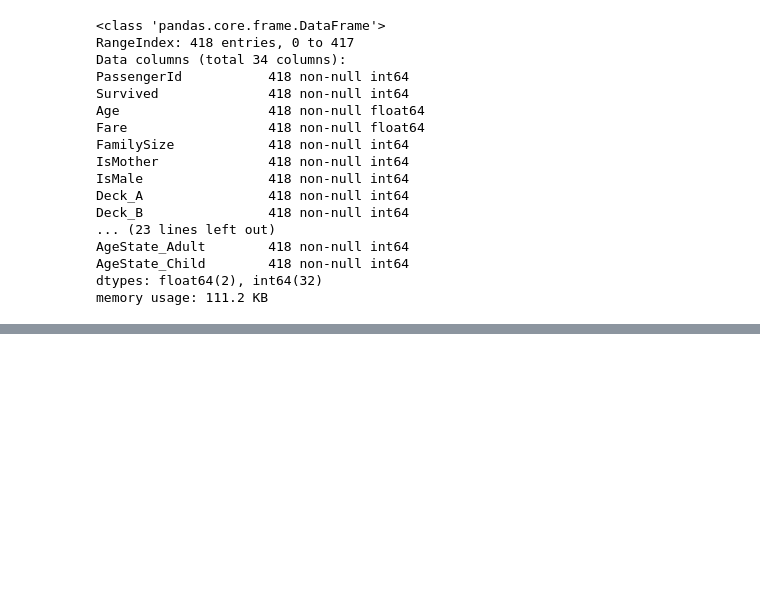
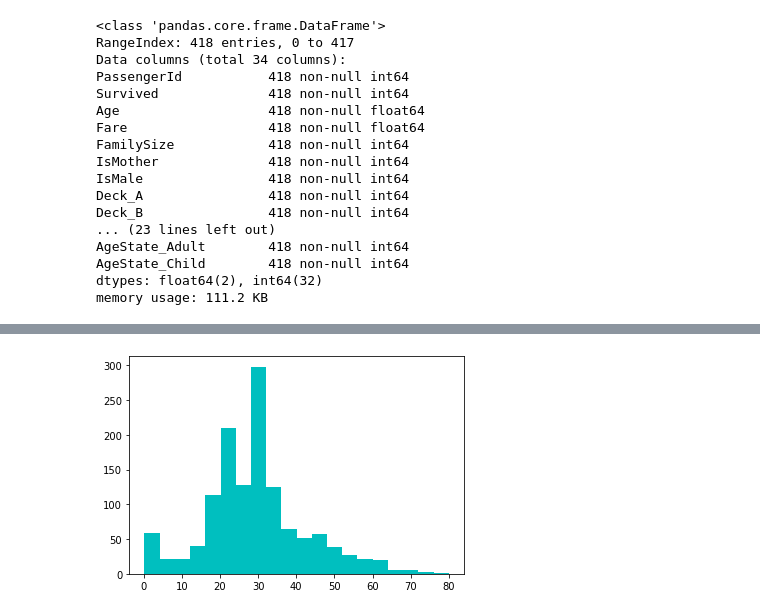
Before and after one commit to neerajmachinelearning/DataScienceEnd2End, a Jupyter notebook: notebooks/Data Exploring-Processing.ipynb, the cells around one changed output, grey strips where cells are left out. Cells and saved outputs as stored; diff of their text form; code cells hidden in the pictures; blank space fills up the shorter version.

```diff
--- a/notebooks/Data Exploring-Processing.ipynb
+++ b/notebooks/Data Exploring-Processing.ipynb
@@ -1658,0 +1672,7 @@ memory usage: 111.2 KB
+# %%
+# we can get rid of additional information by plt.show()
+# also we can create set bins and color
+plt.hist(df.Age, bins=20, color='c')
+plt.show()
+# %% [output]
+[figure, added]
```
Also changed, not shown: parts of 7 cells of this notebook, 1 other file.
